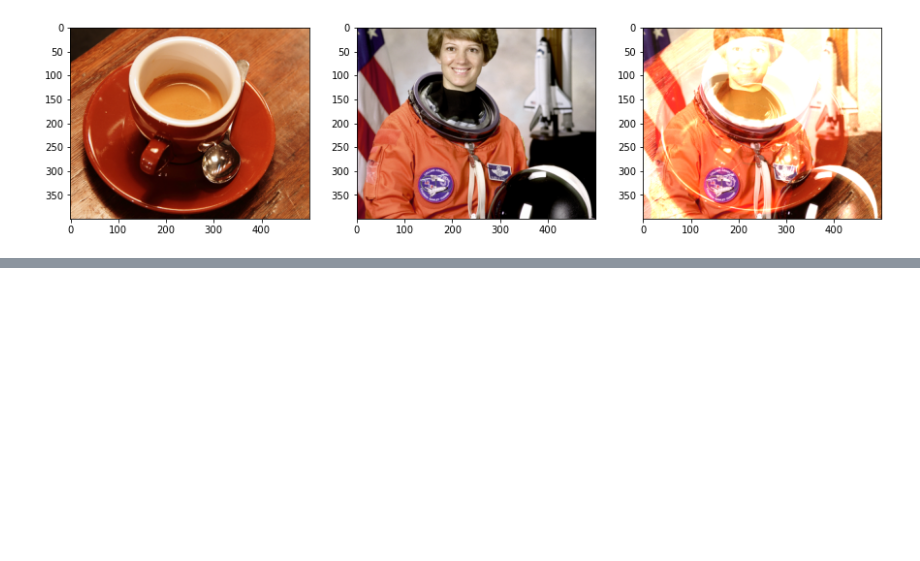
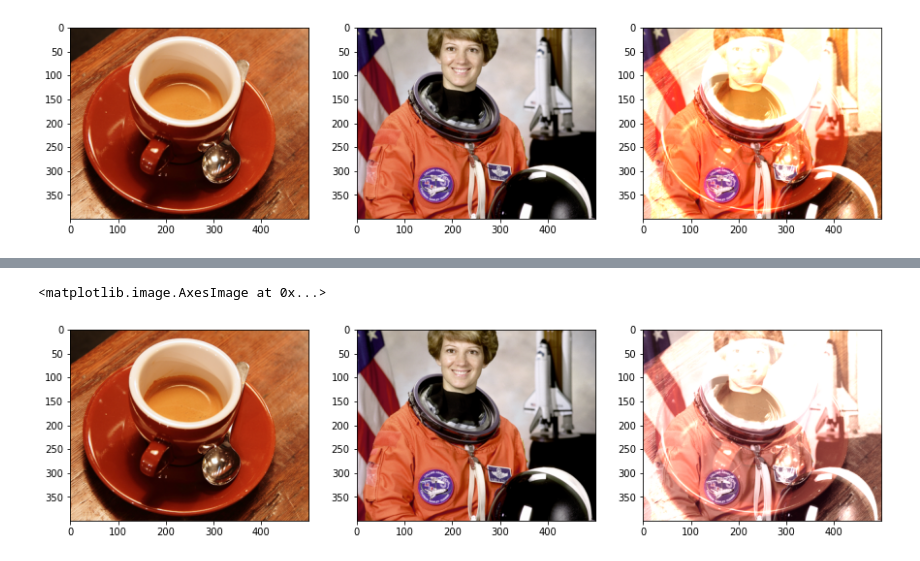
Before and after one commit to anselmoestradaroa/PDI, a Jupyter notebook: TP002/practico_2.ipynb, the cells around one changed output, grey strips where cells are left out. Cells and saved outputs as stored; diff of their text form; code cells hidden in the pictures; blank space fills up the shorter version.

```diff
--- a/TP002/practico_2.ipynb
+++ b/TP002/practico_2.ipynb
@@ -50,0 +107,40 @@ axes[2].imshow(img_3)
+# %%
+# Suma en YIQ Clampeada
+## Sumar el canal Y de ambas imagenes
+rgbMin = 0
+rgbMax = 1
+yMin =  0.01 # Esto es para que no divida por cero
+yMax =  1
+iMin = -.5957
+iMax = 0.5957
+qMin = -.5226
+qMax = 0.5226
+
+img1_Y = np.clip(yChannel(img_1),yMin,yMax) # Aplico clip para que no se salga de rango
+img2_Y = np.clip(yChannel(img_2),yMin,yMax) # Aplico clip para que no se salga de rango
+
+img1_I = np.clip(iChannel(img_1),iMin,iMax) # Aplico clip para que no se salga de rango
+img2_I = np.clip(iChannel(img_2),iMin,iMax) # Aplico clip para que no se salga de rango
+
+img1_Q = np.clip(qChannel(img_1),qMin,qMax) # Aplico clip para que no se salga de rango
+img2_Q = np.clip(qChannel(img_2),qMin,qMax) # Aplico clip para que no se salga de rango
+
+img3_Y = img1_Y + img2_Y
+
+A = np.multiply(img1_Y,img1_I) + np.multiply(img2_Y, img2_I)
+B = np.multiply(img1_Y,img1_Q) + np.multiply(img2_Y, img2_Q)
+C = np.add(img1_Y, img2_Y)
+
+img3_I = A / C
+img3_Q = B / C
+
+imgRes_YIQ = img3_Y + img3_I + img3_Q # Sumo las tres matrices/canales
+imgRes_RGB = np.clip(yiq2rgb(imgRes_YIQ),rgbMin, rgbMax)# cambio de espacio cromatico
+
+fig, axes = plt.subplots(1, 3, figsize=(15,5))
+axes[0].imshow(img_1)# Cafecito
+axes[1].imshow(img_2)# Astronauta
+axes[2].imshow(imgRes_RGB)
+# %% [output]
+<matplotlib.image.AxesImage at 0x...>
+[figure, added]
```
Also changed, not shown: parts of 10 cells of this notebook.
